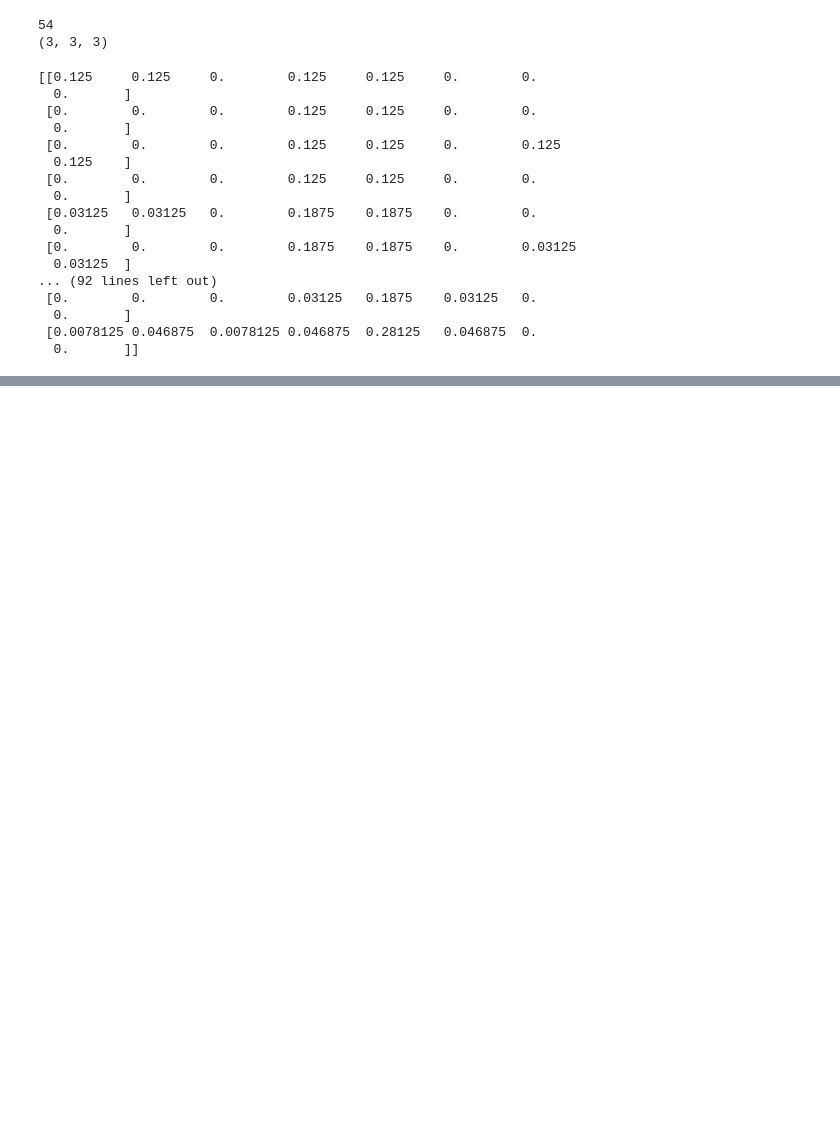
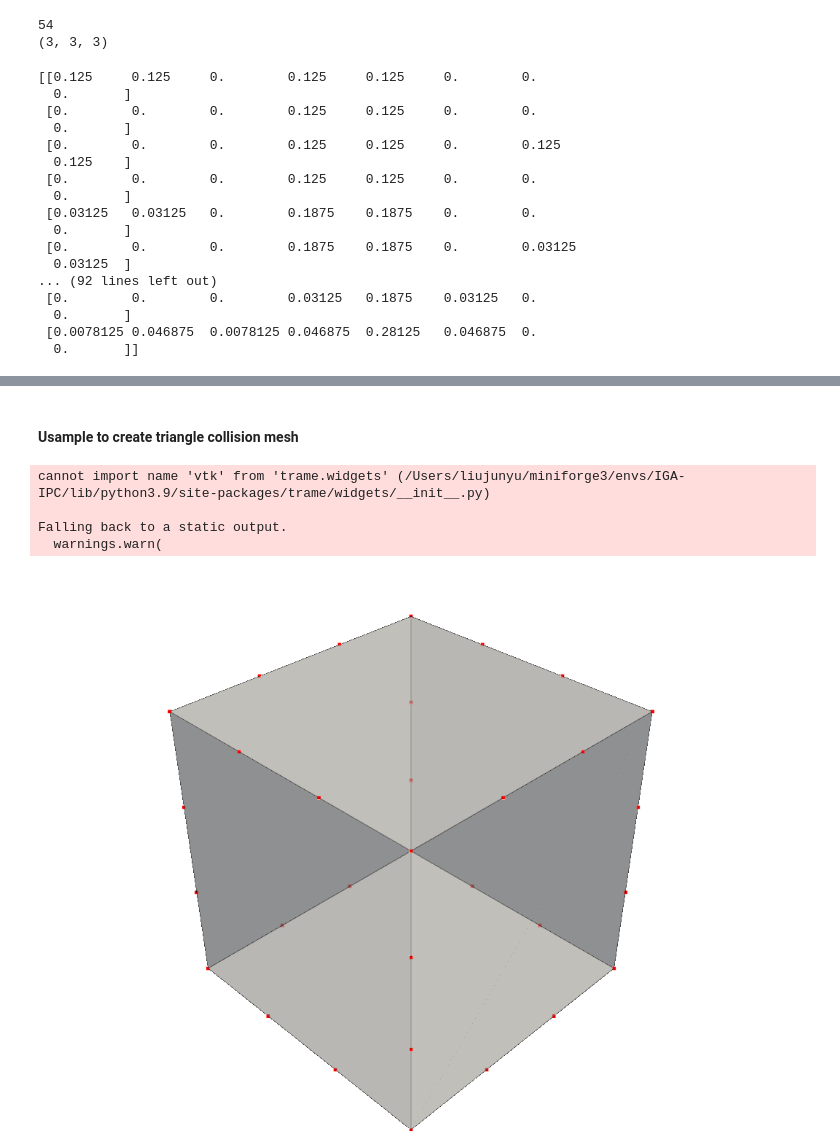
Before and after one commit to Junyu-Liu-Nate/polyfem, a Jupyter notebook: experiments/notebooks/iga-mapping.ipynb, the cells around one changed output, grey strips where cells are left out. Cells and saved outputs as stored; diff of their text form; code cells hidden in the pictures; blank space fills up the shorter version.

```diff
--- a/experiments/notebooks/iga-mapping.ipynb
+++ b/experiments/notebooks/iga-mapping.ipynb
@@ -184,0 +358,56 @@ print(W[:, :, 0])
+# %% [markdown]
+#### Usample to create triangle collision mesh
+# %%
+def interpolate_edge_points(point1, point2, num_points):
+    """
+    Generate additional points between two vertices.
+
+    Parameters:
+    point1 (np.array): The starting vertex.
+    point2 (np.array): The ending vertex.
+    num_points (int): Number of points to interpolate (excluding the original vertices).
+
+    Returns:
+    np.array: Interpolated points between the two vertices.
+    """
+    return np.linspace(point1, point2, num_points + 2)[1:-1]  # Exclude the original vertices
+
+# Assuming hex_mesh is your original hex mesh
+# First, extract the surface to work with surface vertices
+surface_mesh = hex_mesh.extract_surface()
+vertices = surface_mesh.points
+cell_array = surface_mesh.faces
+
+# Assuming the surface is purely hexahedral which might not be directly applicable, let's manually handle this
+upsampled_points = set(tuple(vertex) for vertex in vertices)
+
+# Number of points to interpolate between each vertex pair
+num_interpolated_points = 2  # Increase or decrease based on desired density
+
+# Iterate over cells in the mesh
+offset = 0
+while offset < len(cell_array):
+    cell_size = cell_array[offset]
+    cell_indices = cell_array[offset + 1: offset + 1 + cell_size]
+    # Iterate through pairs of vertices in the cell
+    for i in range(cell_size):
+        point1, point2 = vertices[cell_indices[i]], vertices[cell_indices[(i + 1) % cell_size]]
+        new_points = interpolate_edge_points(point1, point2, num_interpolated_points)
+        upsampled_points.update(map(tuple, new_points))
+    offset += 1 + cell_size
+
+# Convert the set back to a numpy array
+upsampled_points = np.array(list(upsampled_points))
+
+# Optional: visualize the points to confirm their placement
+point_cloud = pv.PolyData(upsampled_points)
+plotter = pv.Plotter()
+plotter.add_mesh(point_cloud, color='red', point_size=5)
+plotter.add_mesh(hex_mesh, color='white', show_edges=True, opacity=0.5)
+plotter.show()
+# %% [output]
+cannot import name 'vtk' from 'trame.widgets' (/Users/liujunyu/miniforge3/envs/IGA-IPC/lib/python3.9/site-packages/trame/widgets/__init__.py)
+
+Falling back to a static output.
+  warnings.warn(
+[figure, added]
```
Also changed, not shown: parts of 13 cells of this notebook, 4 other files.
